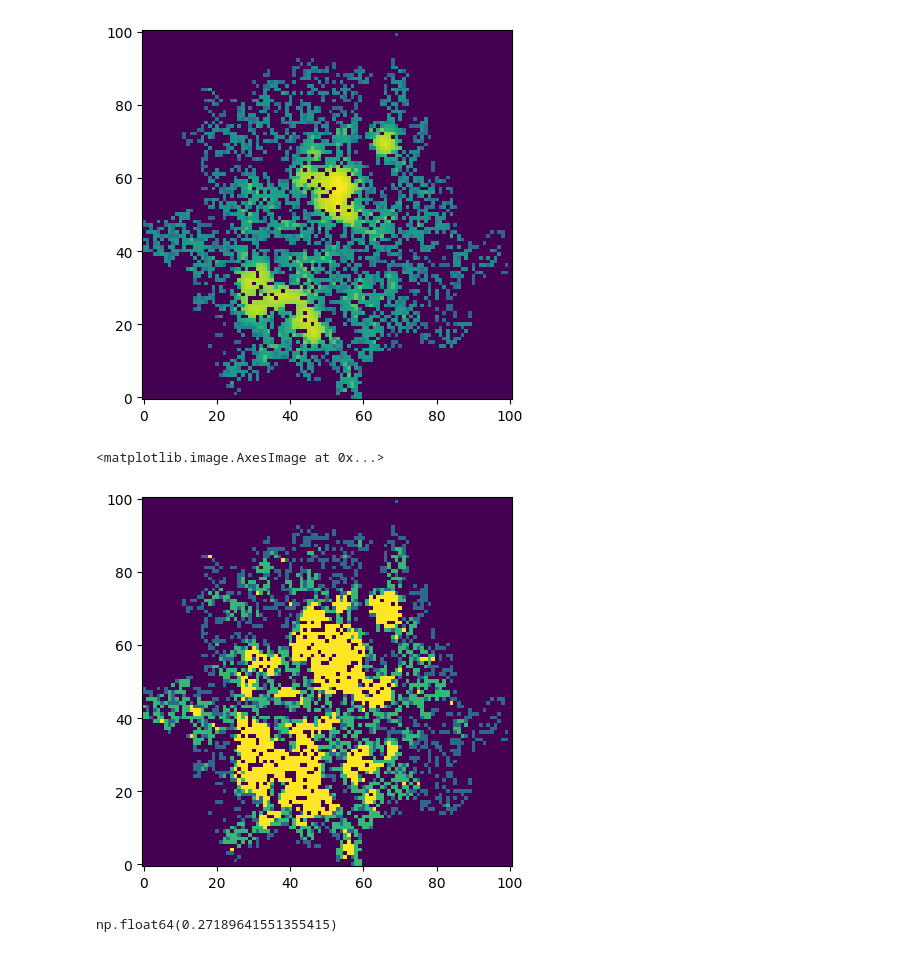
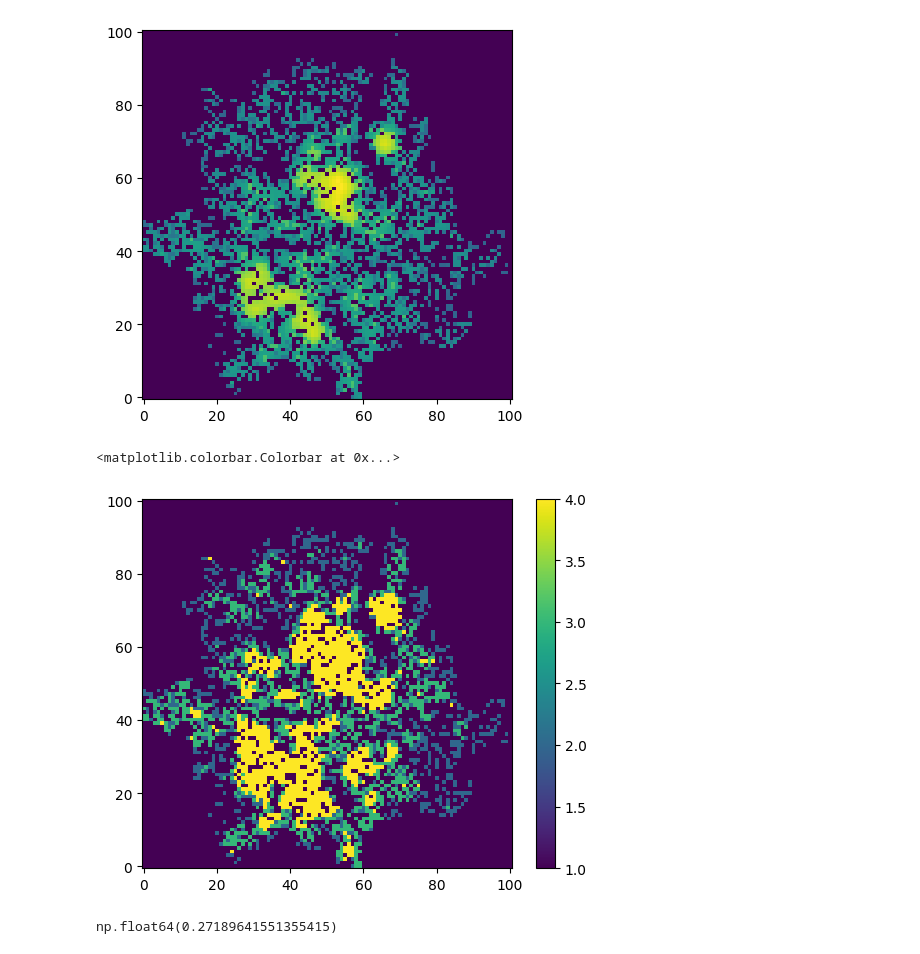
Before and after one commit to markalvaress/Housing_Multiple_IM, a Jupyter notebook: toy_model.ipynb, the cells around one changed output. Cells and saved outputs as stored; diff of their text form; code cells hidden in the pictures.

```diff
--- a/toy_model.ipynb
+++ b/toy_model.ipynb
@@ -222,28 +222,31 @@ plt.show()
 # %% [output]
 [figure]
 # %%
+# Put house prices into bin (top 1/3, middle, bottom 1/3)
 hp_array = house_grid[house_grid > -1]
 percentile_33 = np.percentile(hp_array, 33.3)
 percentile_67 = np.percentile(hp_array, 66.7)
 
 hp_matrix_binned = np.ones_like(house_grid)
 m,n = hp_matrix_binned.shape
 for i in range(m):
     for j in range(n):
         price = house_grid[i,j]
         if price != -1:
             if price <= percentile_33:
                 hp_matrix_binned[i,j] = 2
             elif price <= percentile_67:
                 hp_matrix_binned[i,j] = 3
             else:
                 hp_matrix_binned[i,j] = 4
 
 
 plt.imshow(hp_matrix_binned, origin = 'lower')
+plt.colorbar()
+plt.show()
 # %% [output]
-<matplotlib.image.AxesImage at 0x...>
+<matplotlib.colorbar.Colorbar at 0x...>
-[figure, old version]
+[figure, new version]
 # %%
 with open("london_exp_entropy.txt") as f:
     expected_entropy = float(f.read())
```
Also changed, not shown: 1 other file.
